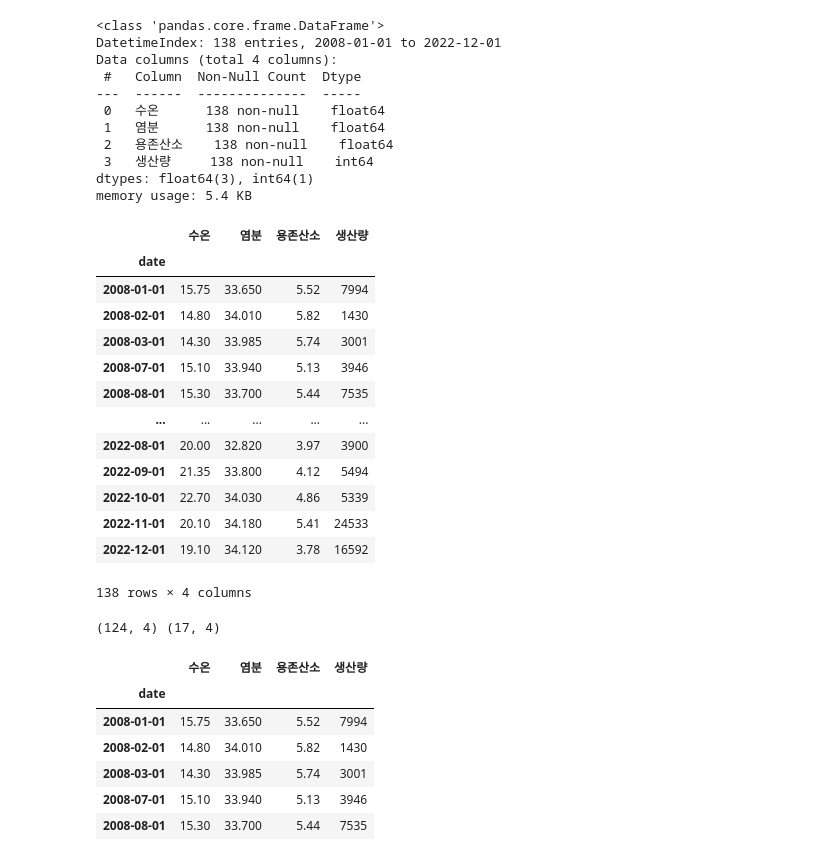
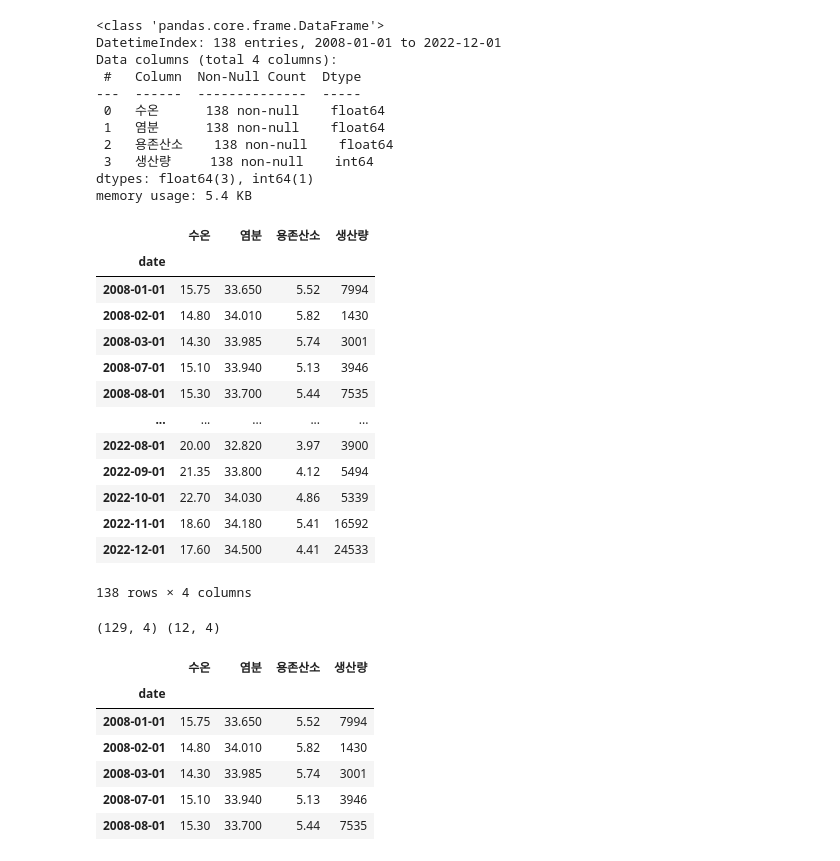
Before and after one commit to dlwogus552/big_data_project, a Jupyter notebook: python/수온_생산량LSTM.ipynb, the cells around one changed output. Cells and saved outputs as stored; diff of their text form; code cells hidden in the pictures.

```diff
--- a/python/수온_생산량LSTM.ipynb
+++ b/python/수온_생산량LSTM.ipynb
@@ -23,5 +20,5 @@ df=pd.merge(temperature208,mackerel,on=['년도','월'])
 # %%
-merge_207=pd.read_csv('./data/merge/207_mackerel_product3.csv',encoding='cp949')
+merge_207=pd.read_csv('./data/merge/207_mackerel_product3.csv')
 
 # '%Y-%m' 형식으로 변환
 merge_207['date'] = pd.to_datetime(merge_207['date'], format='%Y-%m-%d')
@@ -29,44 +26,44 @@ merge_207['date'] = pd.to_datetime(merge_207['date'], format='%Y-%m-%d')
 # 'date' 열을 인덱스로 설정
 merge_207.set_index('date', inplace=True)
 
 merge_207=merge_207[['수온','염분','용존산소','생산량']]
 merge_207=merge_207.dropna()
 merge_207.info()
 merge_207
 # %% [output]
 <class 'pandas.core.frame.DataFrame'>
 DatetimeIndex: 138 entries, 2008-01-01 to 2022-12-01
 Data columns (total 4 columns):
  #   Column  Non-Null Count  Dtype
 ---  ------  --------------  -----
  0   수온      138 non-null    float64
  1   염분      138 non-null    float64
  2   용존산소    138 non-null    float64
  3   생산량     138 non-null    int64
 dtypes: float64(3), int64(1)
 memory usage: 5.4 KB
 |  | 수온 | 염분 | 용존산소 | 생산량 |
 | date |  |  |  |  |
 | 2008-01-01 | 15.75 | 33.650 | 5.52 | 7994 |
 | 2008-02-01 | 14.80 | 34.010 | 5.82 | 1430 |
 | 2008-03-01 | 14.30 | 33.985 | 5.74 | 3001 |
 | 2008-07-01 | 15.10 | 33.940 | 5.13 | 3946 |
 | 2008-08-01 | 15.30 | 33.700 | 5.44 | 7535 |
 | ... | ... | ... | ... | ... |
 | 2022-08-01 | 20.00 | 32.820 | 3.97 | 3900 |
 | 2022-09-01 | 21.35 | 33.800 | 4.12 | 5494 |
 | 2022-10-01 | 22.70 | 34.030 | 4.86 | 5339 |
-| 2022-11-01 | 20.10 | 34.180 | 5.41 | 24533 |
-| 2022-12-01 | 19.10 | 34.120 | 3.78 | 16592 |
+| 2022-11-01 | 18.60 | 34.180 | 5.41 | 16592 |
+| 2022-12-01 | 17.60 | 34.500 | 4.41 | 24533 |
 138 rows × 4 columns
 # %%
 seq_length=3 # 3~7사이 값 설정
-train_size = int(len(merge_207)*0.90)
+train_size = int(len(merge_207)*0.94)
 train_set=merge_207[0:train_size]
 test_set=merge_207[train_size-seq_length:]
 print(train_set.shape,test_set.shape)
 # %% [output]
-(124, 4) (17, 4)
+(129, 4) (12, 4)
 # %%
 train_set.head()
 # %% [output]
```
Also changed, not shown: parts of 12 cells of this notebook, 5 other files.
